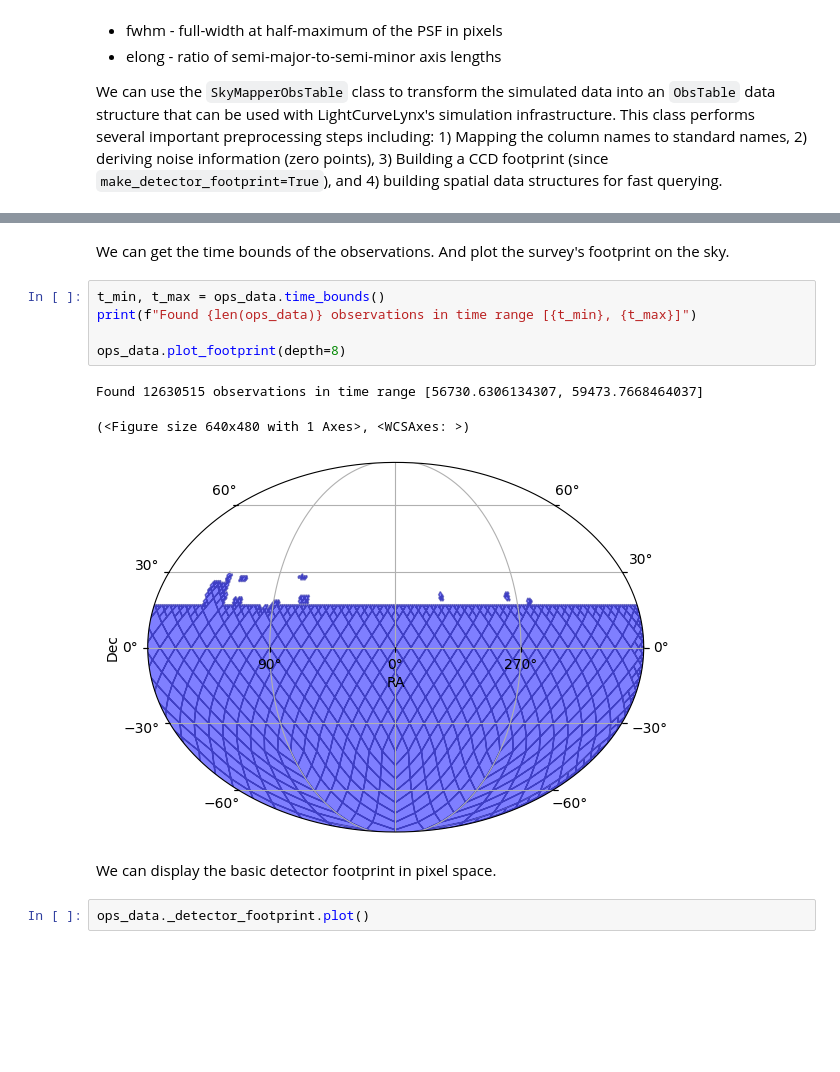
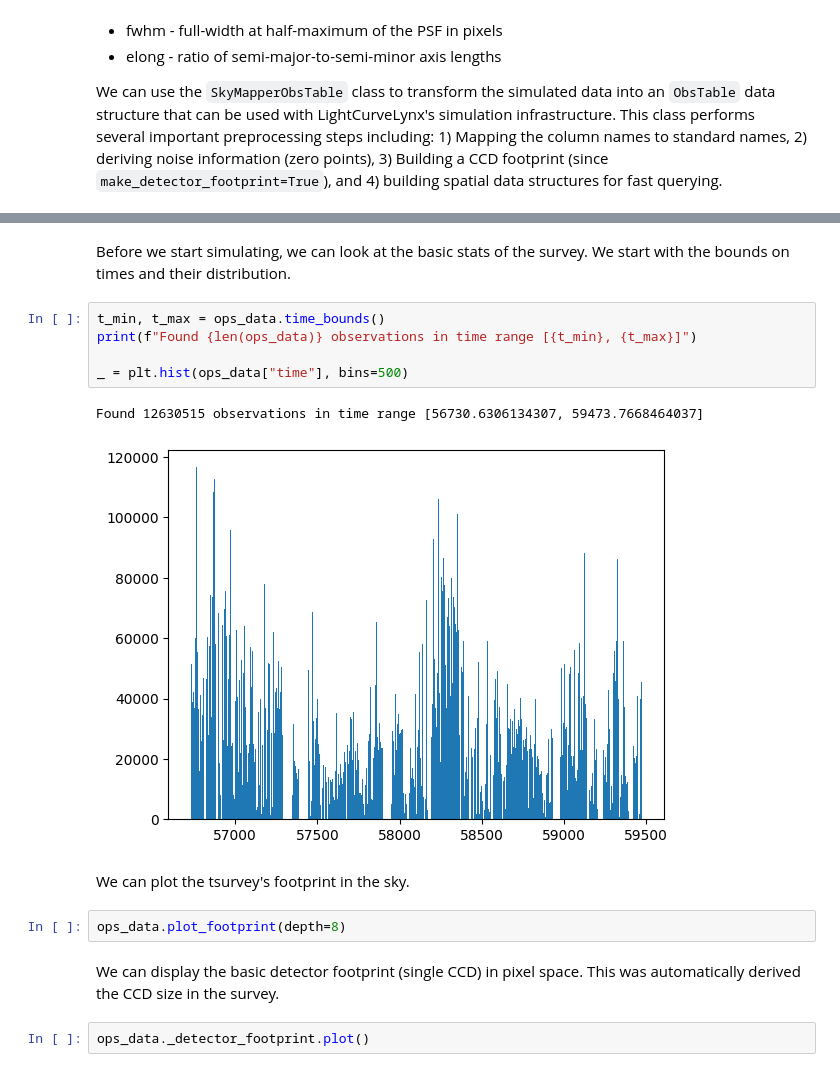
Before and after one commit to lincc-frameworks/lightcurvelynx, a Jupyter notebook: docs/notebooks/pre_executed/skymapper_example.ipynb, the cells around one changed output, grey strips where cells are left out. Drawn from its saved outputs; the diff is of its cells as text; blank space fills up the shorter version.

```diff
--- a/docs/notebooks/pre_executed/skymapper_example.ipynb
+++ b/docs/notebooks/pre_executed/skymapper_example.ipynb
@@ -66,18 +67,21 @@ ops_data.head()
 | 3 | 20171222142830 | 32 | 312.05752 | -88.24684 | 180.0 | r | 58109.603310 | 30.0 | 27.054001 | 0.011 | ... |
 | 4 | 20171223140648 | 29 | 310.95270 | -88.18184 | 90.0 | v | 58110.588241 | 30.0 | 24.444000 | 0.047 | ... |
 # %% [markdown]
-We can get the time bounds of the observations. And plot the survey's footprint on the sky.
+Before we start simulating, we can look at the basic stats of the survey. We start with the bounds on times and their distribution.
 # %%
 t_min, t_max = ops_data.time_bounds()
 print(f"Found {len(ops_data)} observations in time range [{t_min}, {t_max}]")
 
-ops_data.plot_footprint(depth=8)
+_ = plt.hist(ops_data["time"], bins=500)
 # %% [output]
 Found 12630515 observations in time range [56730.6306134307, 59473.7668464037]
-(<Figure size 640x480 with 1 Axes>, <WCSAxes: >)
-[figure, old version]
+[figure, new version]
+# %% [markdown]
+We can plot the tsurvey's footprint in the sky.
+# %%
+ops_data.plot_footprint(depth=8)
 # %% [markdown]
-We can display the basic detector footprint in pixel space.
+We can display the basic detector footprint (single CCD) in pixel space.  This was automatically derived the CCD size in the survey.
 # %%
 ops_data._detector_footprint.plot()
 # %% [output]
```
Also changed, not shown: parts of 4 cells of this notebook.
